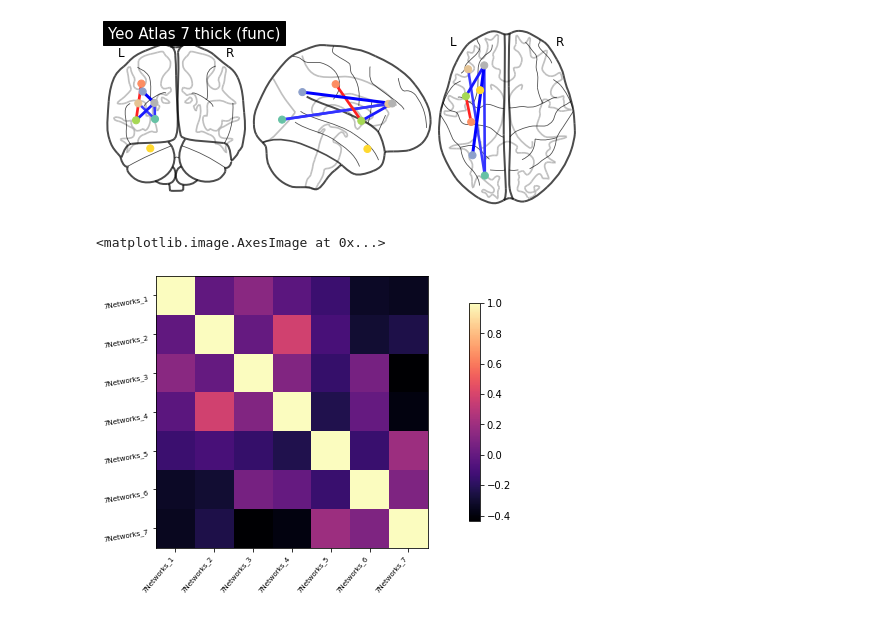
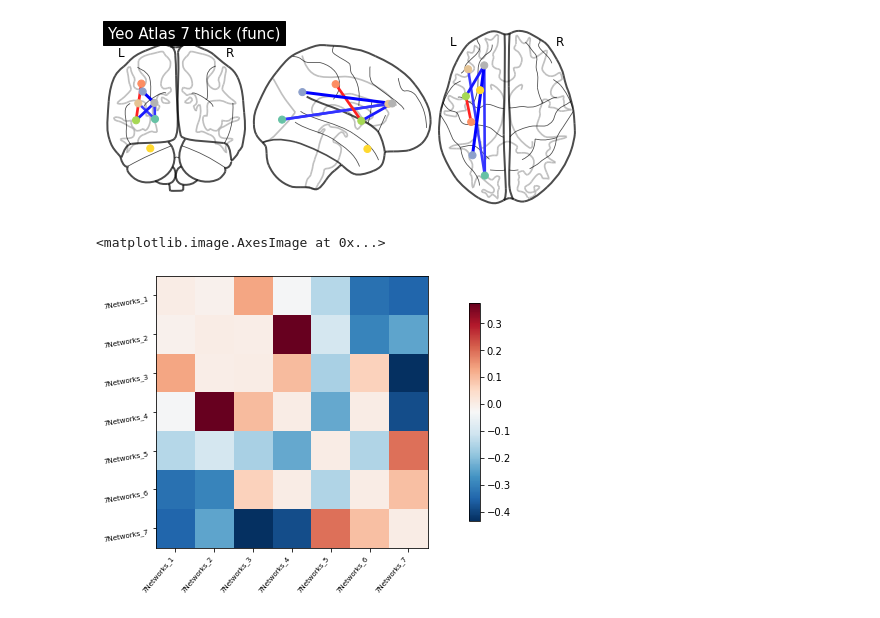
Before and after one commit to nwiltberg/project_msc05, a Jupyter notebook: code/Data_Analysis.ipynb, the cells around one changed output. Saved outputs shown, nothing was run; the diff lists cells and outputs as text; code cells hidden in the pictures.

```diff
--- a/code/Data_Analysis.ipynb
+++ b/code/Data_Analysis.ipynb
@@ -151,7 +160,8 @@ plotting.plot_connectome(mean_correlation_matrix, coordinates,
 [figure]
 # %%
 # plot mean connectivity matrix
-plot_matrix(mean_correlation_matrix, cmap='magma', labels=labels)
+np.fill_diagonal(mean_correlation_matrix,0)
+plotting.plot_matrix(mean_correlation_matrix, labels=labels, colorbar = True)
 # %% [output]
 <matplotlib.image.AxesImage at 0x...>
-[figure, old version]
+[figure, new version]
```
Also changed, not shown: parts of 17 cells of this notebook.
